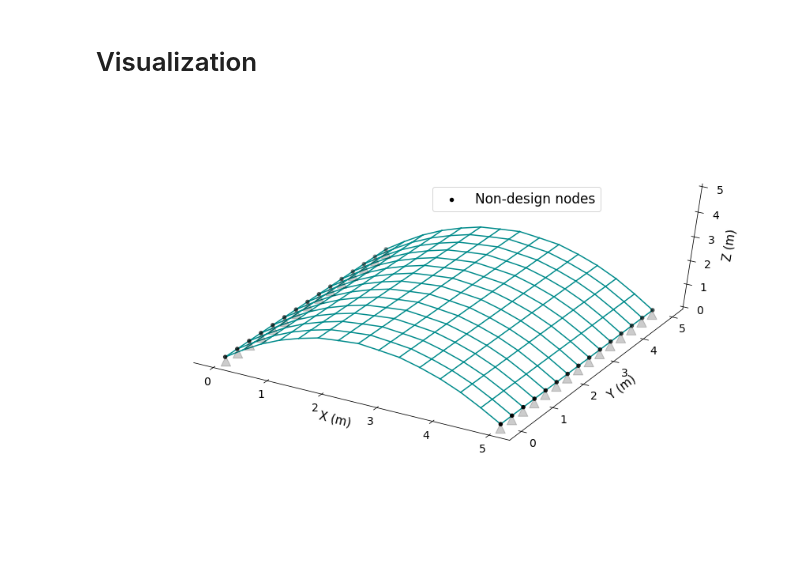
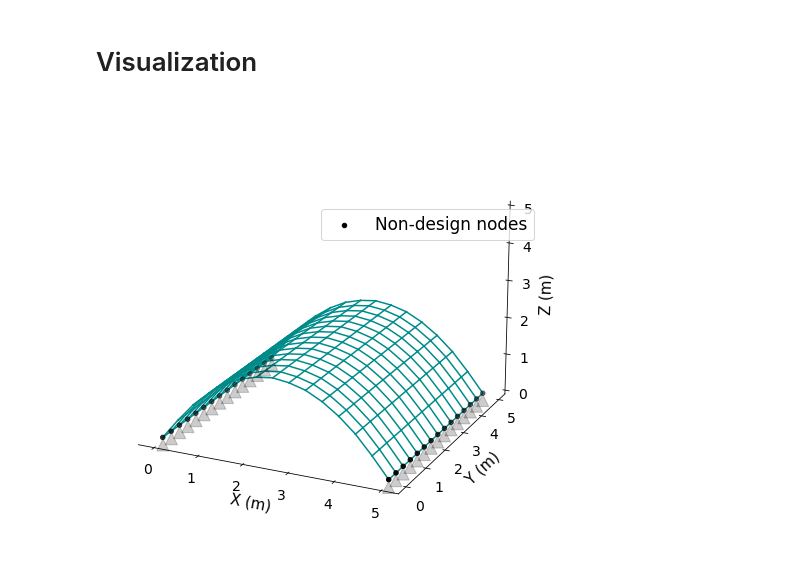
Before and after one commit to GaoyuanWu/JaxSSO, a Jupyter notebook: Examples/Arch_3D.ipynb, the cells around one changed output. Drawn from its saved outputs; the diff is of its cells as text; code cells hidden in the pictures; blank space fills up the shorter version.

```diff
--- a/Examples/Arch_3D.ipynb
+++ b/Examples/Arch_3D.ipynb
@@ -128,27 +125,0 @@ Inital FEA model
-# %%
-#Build the model
-model = pyn.FEModel3D() #model for FEA solving
-
-
-#Adding nodes and point loads at free nodes
-#set b.c. to the fixed nodes
-for i in range(n_node):
-
-  #Adding nodes
-  model.add_node("{}".format(i),x_nodes[i],y_nodes[i],z_nodes[i])
-
-  if i in design_nodes:
-    model.add_node_load('{}'.format(i),'FZ',load,case='Case 1')
-  else:
-    model.def_support('{}'.format(i), True, True, True, False, False, False) #Pinned
-
-#Adding members
-for i in range(n_ele):
-  i_node = "{}".format(cnct[i,0]) #i-node of beam
-  j_node = "{}".format(cnct[i,1]) #j-node of beam
-  model.add_member("{}".format(i),i_node,j_node,E,G,Iy,Iz,J,A)
-
-
-
-#Add load combo
-model.add_load_combo('DEAD',{'Case 1':1})
@@ -157,18 +126,3 @@ Initial JaxSSO model
-# %%
-#Build the model
-sens_model = sso.Model_Sens.Model_Sens() #model for sensitivity analysis
-
-#Adding nodes and point loads at free nodes
-#set b.c. to the fixed nodes
-for i in range(n_node):
-  #Adding nodes
-  sens_model.node(i,x_nodes[i],y_nodes[i],z_nodes[i])
-
-#Adding elements
-for i in range(n_ele):
-  i_node = cnct[i,0]
-  j_node = cnct[i,1]
-  sens_model.beamcol(i,i_node,j_node,E,G,Iy,Iz,J,A)
 # %% [markdown]
 Define the objective function (with its gradient).
 
@@ -247,29 +233,29 @@ Stopping criteria 'maxiter' met, end of optimization
 # %%
 #Update the nodes
 z_nodes[design_nodes] = x_opt
 z_ele[:,0] = z_nodes[cnct[:,0]]
 z_ele[:,1] = z_nodes[cnct[:,1]]
 
 fig = plt.figure(figsize=(15,8))
 ax = fig.add_subplot(projection='3d')
 ax.set_zlim(0,5)
 ax.set_xlabel('X (m)',fontsize=15)
 ax.set_ylabel('Y (m)',fontsize=15)
 ax.set_zlabel('Z (m)',fontsize=15)
 ax.tick_params(axis='both', which='major', labelsize=14)
 ax.tick_params(axis='both', which='minor', labelsize=14)
 #Plot a basic wireframe.
 for i in range(n_ele):
   ax.plot([x_ele[i,0],x_ele[i,1]],[y_ele[i,0],y_ele[i,1]],[z_ele[i,0],z_ele[i,1]],color='darkcyan')
 
 ax.scatter(x_nodes[non_design_nodes],y_nodes[non_design_nodes],z_nodes[non_design_nodes],color='black',label='Non-design nodes')
 ax.scatter(x_nodes[non_design_nodes],y_nodes[non_design_nodes],z_nodes[non_design_nodes]-0.2,s=150,marker='^',alpha=0.2,color='black')
-ax.view_init(50, -60)
+ax.view_init(20, -65)
 plt.legend(fontsize=17, loc=(0.5,0.7))
 ax.grid(False)
 ax.w_xaxis.set_pane_color((1.0, 1.0, 1.0, 1.0))
 ax.w_yaxis.set_pane_color((1.0, 1.0, 1.0, 1.0))
 ax.w_zaxis.set_pane_color((1.0, 1.0, 1.0, 1.0))
 plt.show()
 # %% [output]
-[figure, old version]
+[figure, new version]
```
Also changed, not shown: parts of 5 cells of this notebook, 2 other files.
